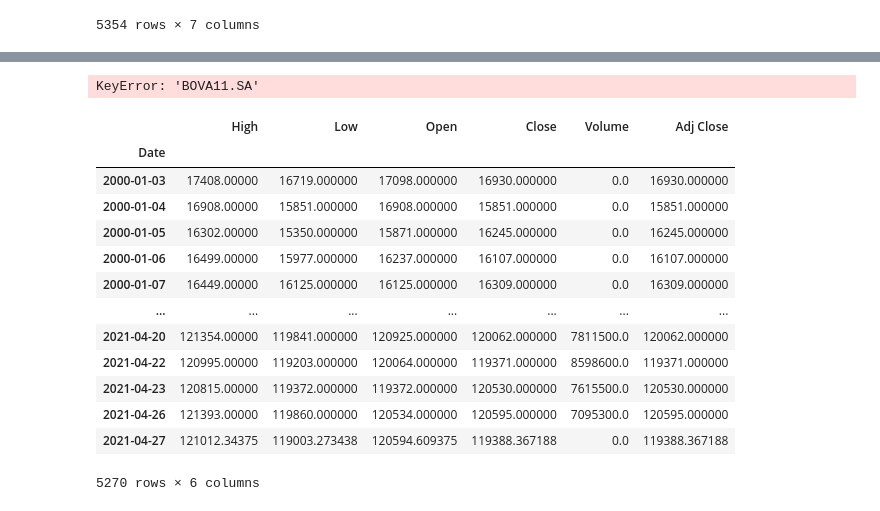
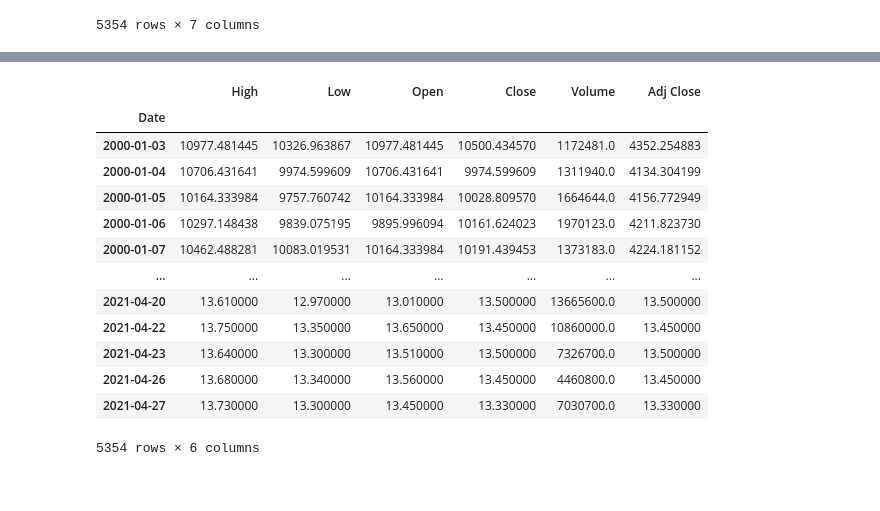
Before and after one commit to emersonsoaressc/economics, a Jupyter notebook: Analise_carteira_project.ipynb, the cells around one changed output, grey strips where cells are left out. Cells and saved outputs as stored; diff of their text form; code cells hidden in the pictures.

```diff
--- a/Analise_carteira_project.ipynb
+++ b/Analise_carteira_project.ipynb
@@ -74,28 +74,26 @@ df_norm
 # %%
-benchmark = pd.DataFrame(df_norm['BOVA11.SA'])
-carteira = df_norm.drop(columns='BOVA11.SA')
+benchmark = pd.DataFrame(df_norm['^BVSP'])
+carteira = df_norm.drop(columns='^BVSP')
 carteira['CARTEIRA'] = carteira.sum(axis=1) / len(carteira.columns)
 carteira = pd.DataFrame(carteira['CARTEIRA'])
 cart_bench = pd.concat([carteira, benchmark], axis = 1)
-# %% [output]
-KeyError: 'BOVA11.SA'
 # %%
 graf_plotly(cart_bench)
 # %%
-frame = data.DataReader('^BVSP', data_source='yahoo', start='2000-01-01')
+frame = data.DataReader('CMIG4.SA', data_source='yahoo', start='2000-01-01')
 frame
 # %% [output]
 |  | High | Low | Open | Close | Volume | Adj Close |
 | Date |  |  |  |  |  |  |
-| 2000-01-03 | 17408.00000 | 16719.000000 | 17098.000000 | 16930.000000 | 0.0 | 16930.000000 |
-| 2000-01-04 | 16908.00000 | 15851.000000 | 16908.000000 | 15851.000000 | 0.0 | 15851.000000 |
-| 2000-01-05 | 16302.00000 | 15350.000000 | 15871.000000 | 16245.000000 | 0.0 | 16245.000000 |
-| 2000-01-06 | 16499.00000 | 15977.000000 | 16237.000000 | 16107.000000 | 0.0 | 16107.000000 |
-| 2000-01-07 | 16449.00000 | 16125.000000 | 16125.000000 | 16309.000000 | 0.0 | 16309.000000 |
+| 2000-01-03 | 10977.481445 | 10326.963867 | 10977.481445 | 10500.434570 | 1172481.0 | 4352.254883 |
+| 2000-01-04 | 10706.431641 | 9974.599609 | 10706.431641 | 9974.599609 | 1311940.0 | 4134.304199 |
+| 2000-01-05 | 10164.333984 | 9757.760742 | 10164.333984 | 10028.809570 | 1664644.0 | 4156.772949 |
+| 2000-01-06 | 10297.148438 | 9839.075195 | 9895.996094 | 10161.624023 | 1970123.0 | 4211.823730 |
+| 2000-01-07 | 10462.488281 | 10083.019531 | 10164.333984 | 10191.439453 | 1373183.0 | 4224.181152 |
 | ... | ... | ... | ... | ... | ... | ... |
-| 2021-04-20 | 121354.00000 | 119841.000000 | 120925.000000 | 120062.000000 | 7811500.0 | 120062.000000 |
-| 2021-04-22 | 120995.00000 | 119203.000000 | 120064.000000 | 119371.000000 | 8598600.0 | 119371.000000 |
-| 2021-04-23 | 120815.00000 | 119372.000000 | 119372.000000 | 120530.000000 | 7615500.0 | 120530.000000 |
-| 2021-04-26 | 121393.00000 | 119860.000000 | 120534.000000 | 120595.000000 | 7095300.0 | 120595.000000 |
-| 2021-04-27 | 121012.34375 | 119003.273438 | 120594.609375 | 119388.367188 | 0.0 | 119388.367188 |
+| 2021-04-20 | 13.610000 | 12.970000 | 13.010000 | 13.500000 | 13665600.0 | 13.500000 |
+| 2021-04-22 | 13.750000 | 13.350000 | 13.650000 | 13.450000 | 10860000.0 | 13.450000 |
+| 2021-04-23 | 13.640000 | 13.300000 | 13.510000 | 13.500000 | 7326700.0 | 13.500000 |
+| 2021-04-26 | 13.680000 | 13.340000 | 13.560000 | 13.450000 | 4460800.0 | 13.450000 |
+| 2021-04-27 | 13.730000 | 13.300000 | 13.450000 | 13.330000 | 7030700.0 | 13.330000 |
-5270 rows × 6 columns
+5354 rows × 6 columns
```
Also changed, not shown: parts of 1 cell of this notebook, 1 other file.
